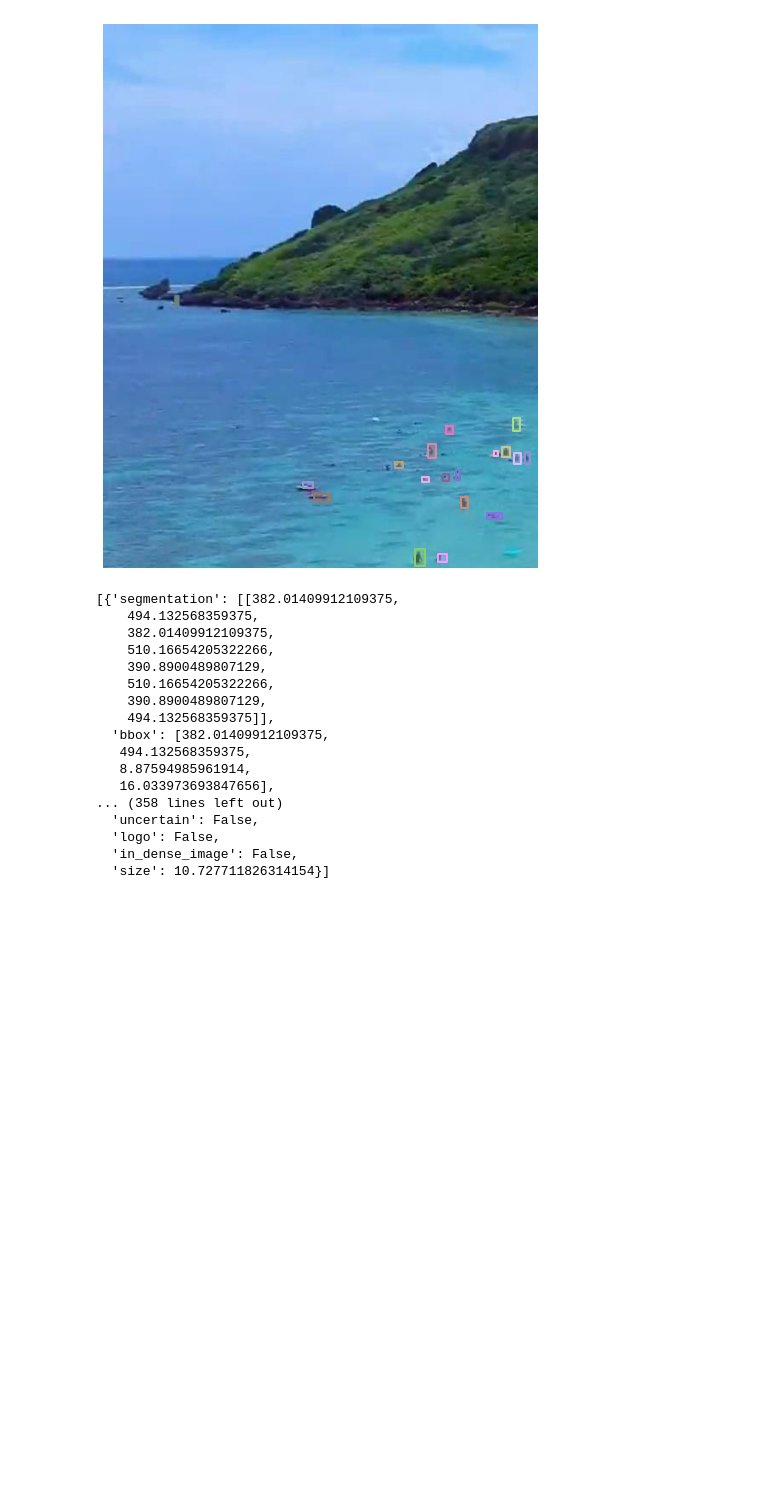
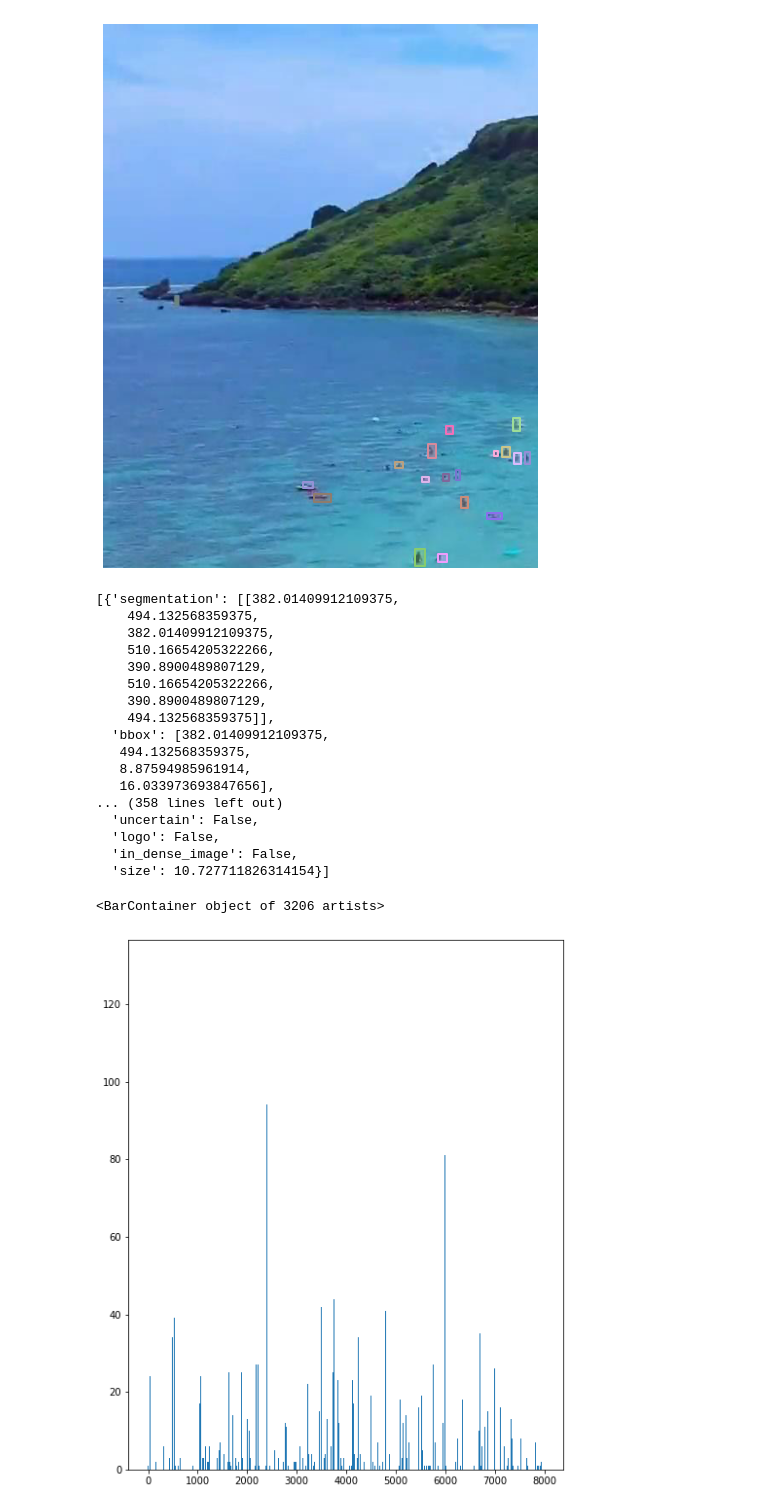
Before and after one commit to AlexTo/tiny_center_net, a Jupyter notebook: tiny.ipynb, the cells around one changed output. Cells and saved outputs as stored; diff of their text form; code cells hidden in the pictures; blank space fills up the shorter version.

```diff
--- a/tiny.ipynb
+++ b/tiny.ipynb
@@ -88,3 +88,16 @@ anns
   'logo': False,
   'in_dense_image': False,
   'size': 10.727711826314154}]
+# %%
+ann_ids = coco.getAnnIds()
+# %%
+anns = coco.loadAnns(ann_ids)
+# %%
+objs = np.array(list(map(lambda x: x['image_id'], anns)))
+# %%
+vals, count = np.unique(objs, return_counts=True)
+# %%
+plt.bar(vals, count)
+# %% [output]
+<BarContainer object of 3206 artists>
+[figure, added]
```
Also changed, not shown: parts of 1 cell of this notebook, 3 other files.
